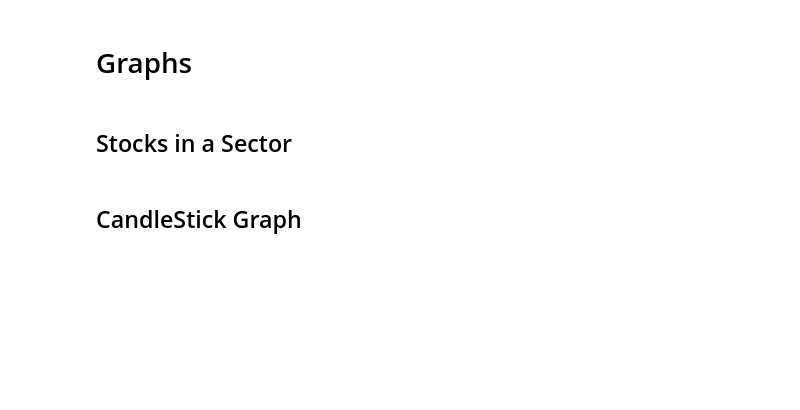
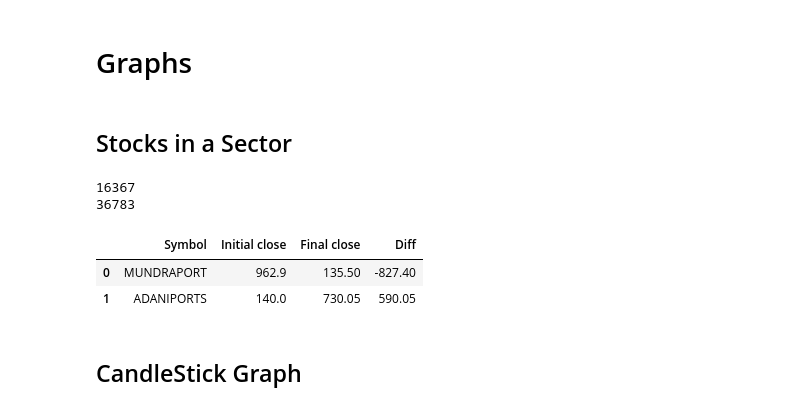
Before and after one commit to 4di61/Stock-data-analysis, a Jupyter notebook: code/graphs.ipynb, the cells around one changed output. Saved outputs shown, nothing was run; the diff lists cells and outputs as text; code cells hidden in the pictures; blank space fills up the shorter version.

Commit message:
completed stock tab

```diff
--- a/code/graphs.ipynb
+++ b/code/graphs.ipynb
@@ -43,7 +43,7 @@ industries
 ## Stocks in a Sector
 # %%
 import plotly.express as px
-industry = list(industries.keys())[7]
+industry = list(industries.keys())[0]
 roll_data = True, 50
 stock_df = all_stock_df.loc[all_stock_df["Industry"] == industry]
 stock_df["Rolling mean"] = stock_df["Close"].rolling(
@@ -52,6 +52,25 @@ fig = px.line(stock_df, title=industry, x="Date", y="Rolling mean" if roll_data[
               color="Symbol", line_group="Symbol", hover_name="Symbol", line_shape="spline", render_mode="svg")
 fig.update_xaxes(rangeslider_visible=True)
 fig.show()
+# %%
+data_dict = {"Symbol": [], "Initial close": [], "Final close": []}
+stocks = industries[industry]
+for stock in stocks:
+    data_dict["Symbol"].append(stock)
+    temp_df = stock_df.loc[stock_df["Symbol"] == stock]
+    print(temp_df.size-1)
+    data_dict["Initial close"].append(temp_df.iloc[0]["Close"])
+    data_dict["Final close"].append(temp_df.iloc[-1]["Close"])
+data_df = pd.DataFrame.from_dict(data_dict)
+data_df["Diff"] = data_df["Final close"] - data_df["Initial close"]
+data_df = data_df.sort_values(by=["Diff"])
+data_df
+# %% [output]
+16367
+36783
+|  | Symbol | Initial close | Final close | Diff |
+| 0 | MUNDRAPORT | 962.9 | 135.50 | -827.40 |
+| 1 | ADANIPORTS | 140.0 | 730.05 | 590.05 |
 # %% [markdown]
 ## CandleStick Graph
 # %%
```
Also changed, not shown: parts of 1 cell of this notebook, 3 other files.
